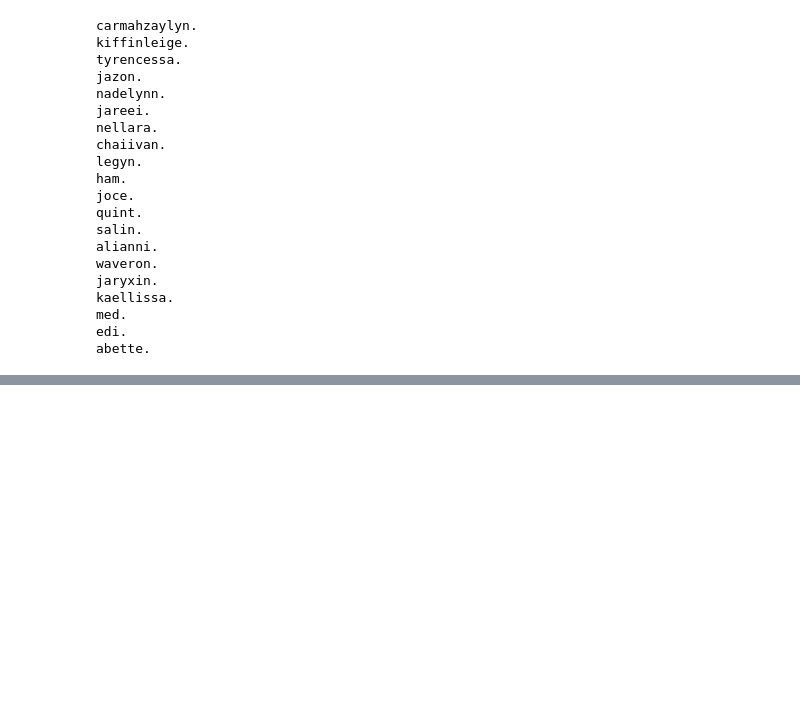
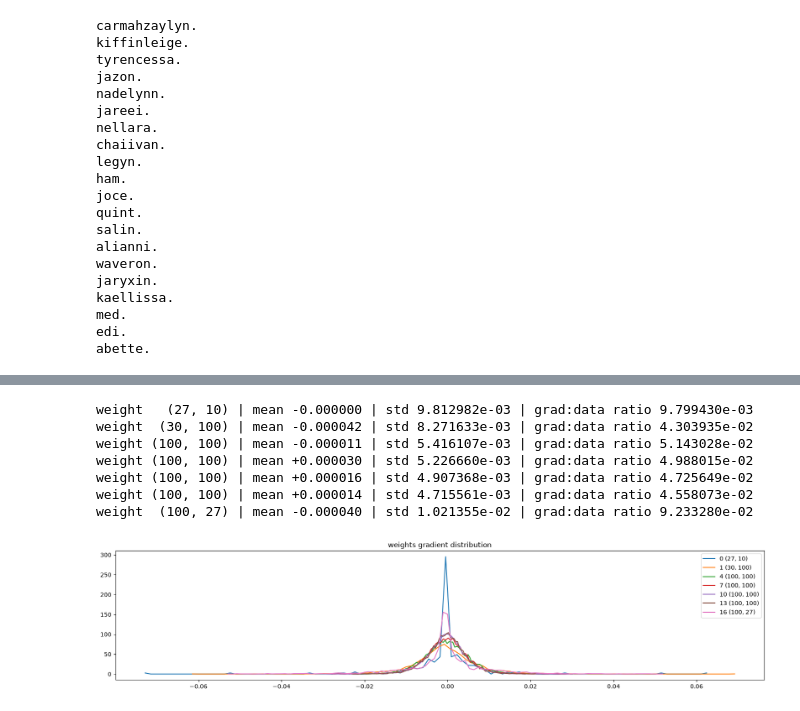
Before and after one commit to Dora-19/dora-yz50, a Jupyter notebook: week_4/video2_follow.ipynb, the cells around one changed output, grey strips where cells are left out. Saved outputs shown, nothing was run; the diff lists cells and outputs as text; code cells hidden in the pictures; blank space fills up the shorter version.

```diff
--- a/week_4/video2_follow.ipynb
+++ b/week_4/video2_follow.ipynb
@@ -232,0 +478,22 @@ abette.
+# %%
+# visualize histograms
+plt.figure(figsize=(20, 4)) # width and height of the plot
+legends = []
+for i,p in enumerate(parameters):
+  t = p.grad
+  if p.ndim == 2:
+    print('weight %10s | mean %+f | std %e | grad:data ratio %e' % (tuple(p.shape), t.mean(), t.std(), t.std() / p.std()))
+    hy, hx = torch.histogram(t, density=True)
+    plt.plot(hx[:-1].detach(), hy.detach())
+    legends.append(f'{i} {tuple(p.shape)}')
+plt.legend(legends)
+plt.title('weights gradient distribution');
+# %% [output]
+weight   (27, 10) | mean -0.000000 | std 9.812982e-03 | grad:data ratio 9.799430e-03
+weight  (30, 100) | mean -0.000042 | std 8.271633e-03 | grad:data ratio 4.303935e-02
+weight (100, 100) | mean -0.000011 | std 5.416107e-03 | grad:data ratio 5.143028e-02
+weight (100, 100) | mean +0.000030 | std 5.226660e-03 | grad:data ratio 4.988015e-02
+weight (100, 100) | mean +0.000016 | std 4.907368e-03 | grad:data ratio 4.725649e-02
+weight (100, 100) | mean +0.000014 | std 4.715561e-03 | grad:data ratio 4.558073e-02
+weight  (100, 27) | mean -0.000040 | std 1.021355e-02 | grad:data ratio 9.233280e-02
+[figure, added]
```
Also changed, not shown: parts of 14 cells of this notebook, 1 other file.
